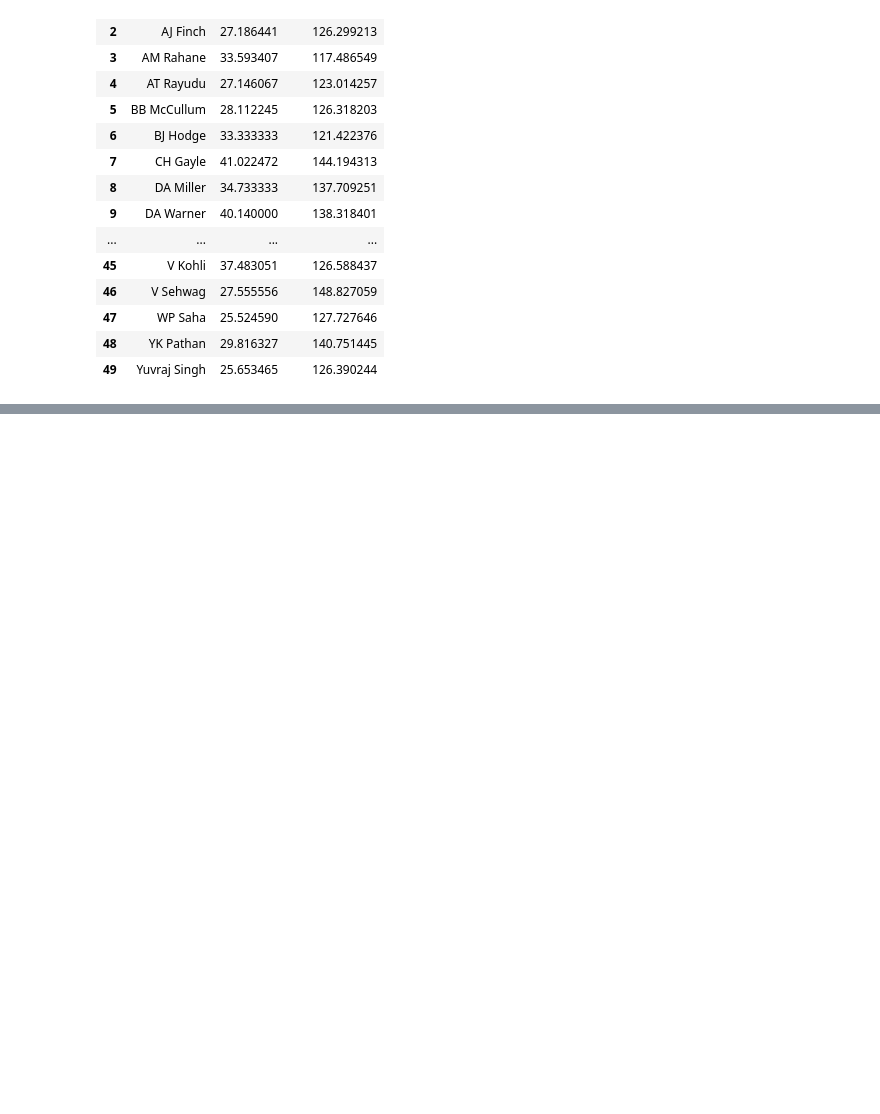
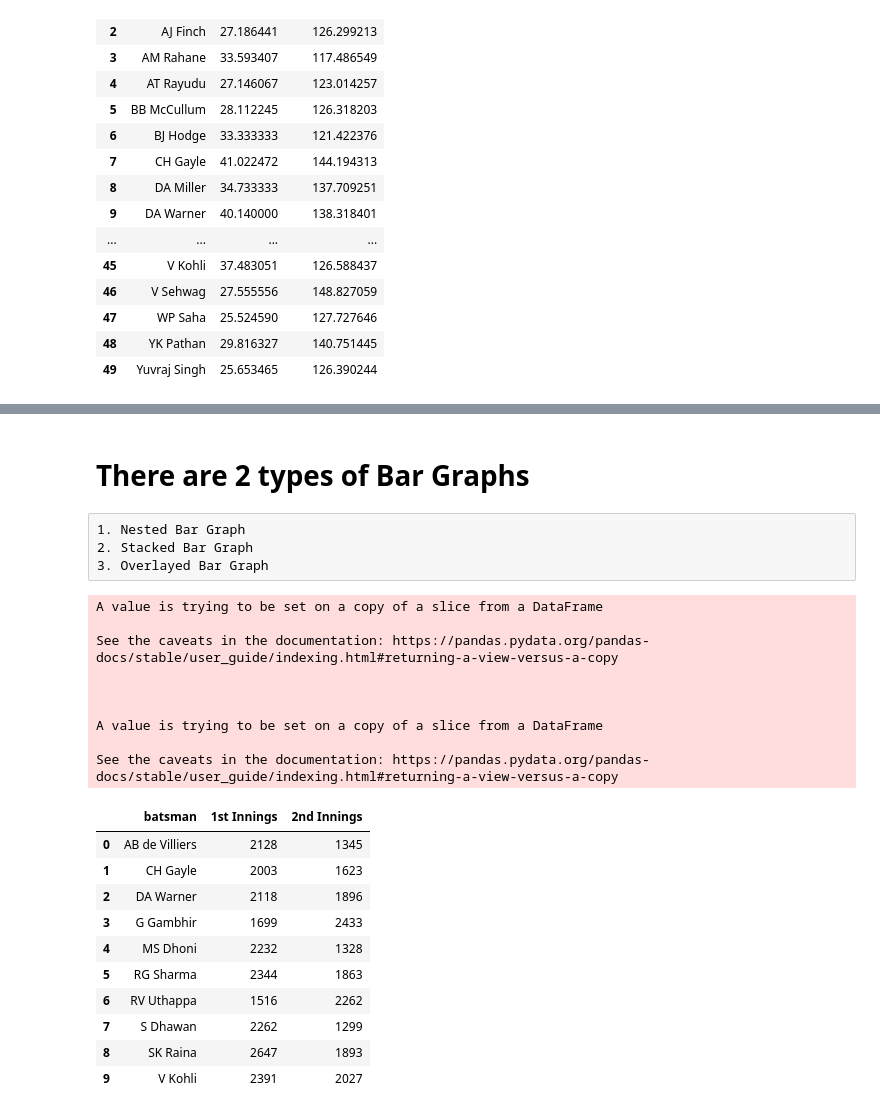
Before and after one commit to Pallav7533/Data_Science_Mentorship_Program, a Jupyter notebook: Plotly.ipynb, the cells around one changed output, grey strips where cells are left out. Saved outputs shown, nothing was run; the diff lists cells and outputs as text; code cells hidden in the pictures; blank space fills up the shorter version.

```diff
--- a/Plotly.ipynb
+++ b/Plotly.ipynb
@@ -93,0 +145,3 @@ avg
+# %%
+top10=ipl.groupby('batsman')['batsman_runs'].sum().sort_values(ascending=False).head(10).index.tolist()
+top10_df=ipl[ipl['batsman'].isin(top10)]
@@ -93,0 +165,41 @@ avg
+# %% [markdown]
+# There are 2 types of Bar Graphs
+# %% [raw]
+1. Nested Bar Graph
+2. Stacked Bar Graph
+3. Overlayed Bar Graph
+# %%
+iw=top10_df.groupby(['batsman','inning'])['batsman_runs'].sum().reset_index()
+mask=iw['inning']==1
+mask2=iw['inning']==2
+one=iw[mask]
+two=iw[mask2]
+
+
+one.rename(columns={'batsman_runs':'1st Innings'},inplace=True)
+two.rename(columns={'batsman_runs':'2nd Innings'},inplace=True)
+
+final=one.merge(two,on='batsman')[['batsman','1st Innings','2nd Innings']]
+
+final
+# %% [output]
+A value is trying to be set on a copy of a slice from a DataFrame
+
+See the caveats in the documentation: https://pandas.pydata.org/pandas-docs/stable/user_guide/indexing.html#returning-a-view-versus-a-copy
+
+
+
+A value is trying to be set on a copy of a slice from a DataFrame
+
+See the caveats in the documentation: https://pandas.pydata.org/pandas-docs/stable/user_guide/indexing.html#returning-a-view-versus-a-copy
+|  | batsman | 1st Innings | 2nd Innings |
+| 0 | AB de Villiers | 2128 | 1345 |
+| 1 | CH Gayle | 2003 | 1623 |
+| 2 | DA Warner | 2118 | 1896 |
+| 3 | G Gambhir | 1699 | 2433 |
+| 4 | MS Dhoni | 2232 | 1328 |
+| 5 | RG Sharma | 2344 | 1863 |
+| 6 | RV Uthappa | 1516 | 2262 |
+| 7 | S Dhawan | 2262 | 1299 |
+| 8 | SK Raina | 2647 | 1893 |
+| 9 | V Kohli | 2391 | 2027 |
```
Also changed, not shown: parts of 27 cells of this notebook, 2 other files.
